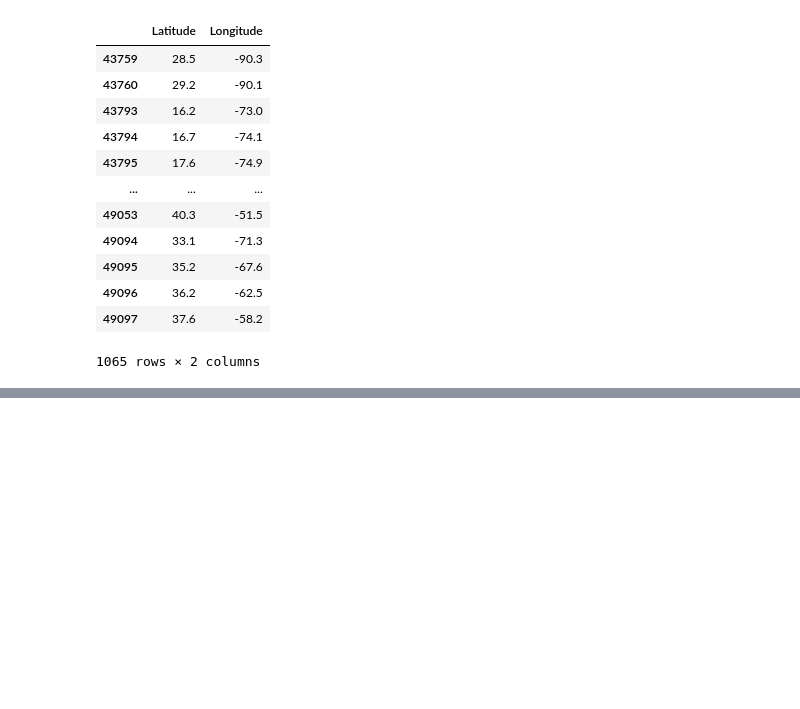
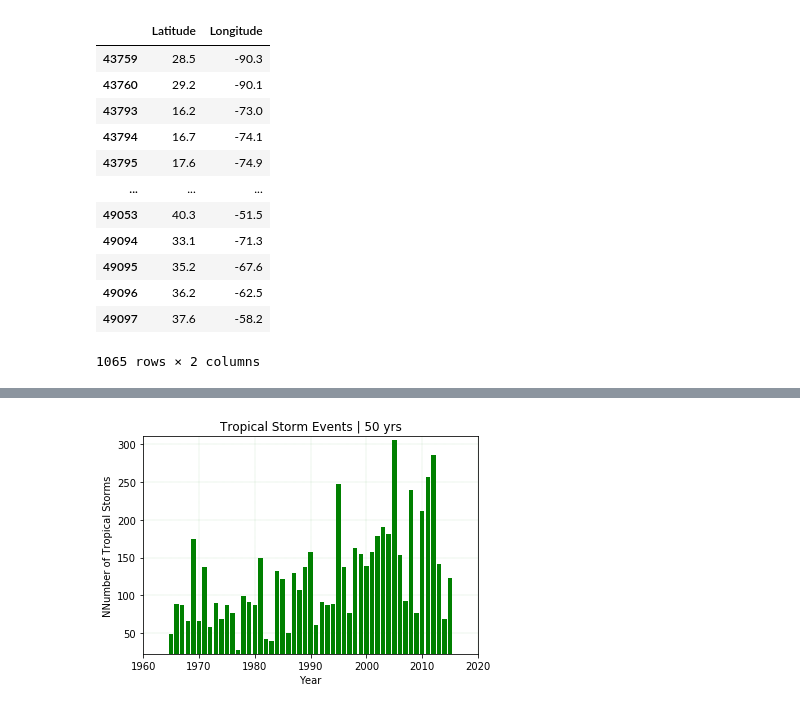
Before and after one commit to henryle-n/Hurricane-History-Analysis, a Jupyter notebook: HLe_Work.ipynb, the cells around one changed output, grey strips where cells are left out. Cells and saved outputs as stored; diff of their text form; code cells hidden in the pictures; blank space fills up the shorter version.

```diff
--- a/HLe_Work.ipynb
+++ b/HLe_Work.ipynb
@@ -264,0 +280,5 @@ fig1.savefig("Boxplot_HrCnt")
+# %%
+TS_Atl_Grpby_Yr = TS_df.groupby('Year').count()
+TS_Atl_Grpby_Yr.reset_index(inplace=True)
+data_50yr = TS_Atl_Grpby_Yr.loc[TS_Atl_Grpby_Yr['Year'] > 1964, :]
+data_50yr.head(10)
@@ -264,0 +297,21 @@ fig1.savefig("Boxplot_HrCnt")
+# %%
+xtick_loc = [tick for tick in np.arange(len(data_50yr['Year']))]
+
+# xtick_loc = [tick for tick in np.arange(len(x_axis))]
+x_axis = list(data_50yr['Year'])
+y_axis = list(data_50yr['ID'])
+
+xtick_loc = [tick for tick in np.arange(len(x_axis))]
+
+plt.bar(x_axis, y_axis, alpha=1, align = 'center', color= 'g')
+plt.xticks(rotation='horizontal')
+plt.title("Tropical Storm Events | 50 yrs")
+plt.xlabel("Year")
+plt.ylabel("NNumber of Tropical Storms")
+plt.xlim(min(x_axis) - 5, max(x_axis) + 5)
+plt.ylim(min(y_axis) - 5, max(y_axis) + 5)
+plt.grid(color='g', linestyle='--', linewidth=0.1)
+plt.show
+plt.savefig("Bar_TrpStm_50yrs")
+# %% [output]
+[figure, added]
```
Also changed, not shown: parts of 7 cells of this notebook, 5 other files.
